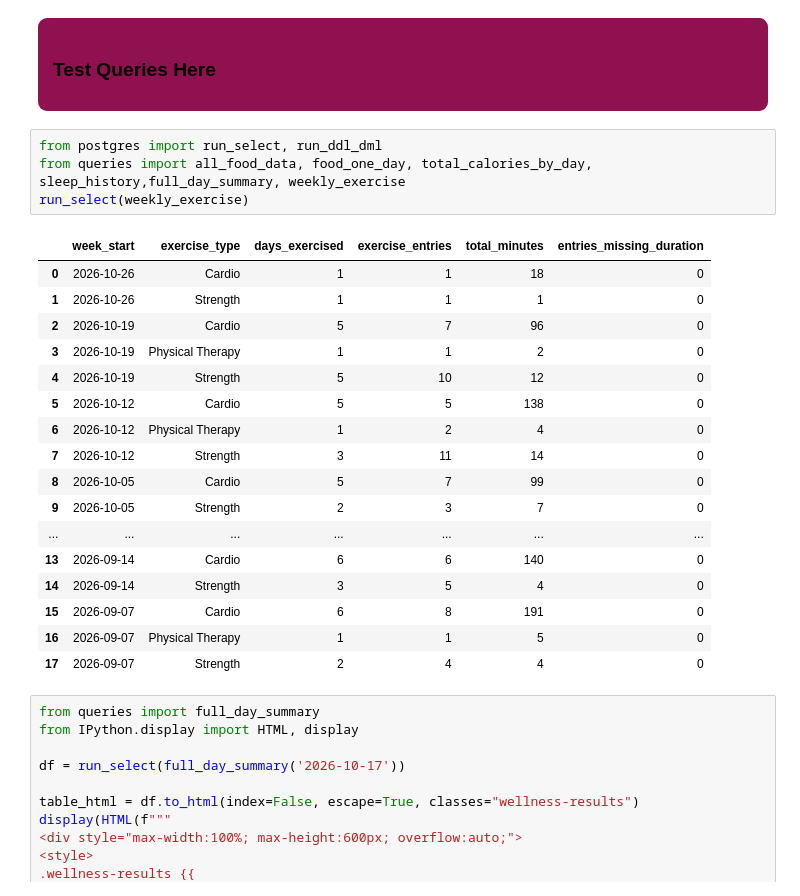
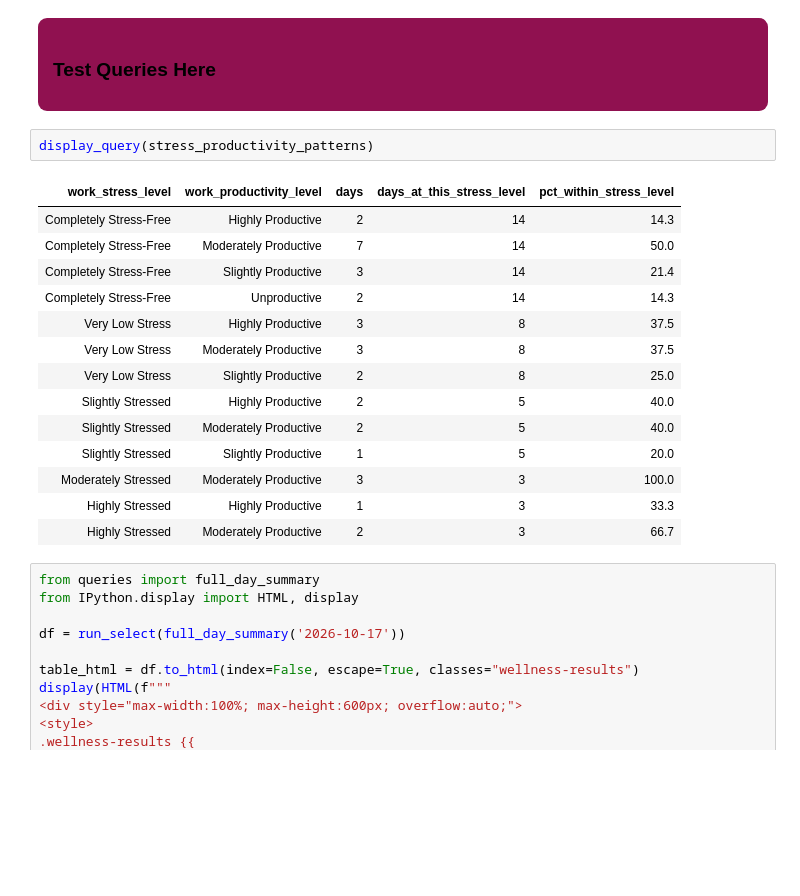
Before and after one commit to YosefCh/Digital-You, a Jupyter notebook: pseudocode.ipynb, the cells around one changed output. Cells and saved outputs as stored; diff of their text form; blank space fills up the shorter version.

Commit message:
imported some new queries for testing

```diff
--- a/pseudocode.ipynb
+++ b/pseudocode.ipynb
@@ -29,27 +35,22 @@ As of 2026-10-26 | 11:06 PM
 
 ### __Test Queries Here__
 # %%
-from postgres import run_select, run_ddl_dml
-from queries import all_food_data, food_one_day, total_calories_by_day, sleep_history,full_day_summary, weekly_exercise
-run_select(weekly_exercise)
+display_query(stress_productivity_patterns)
 # %% [output]
-|  | week_start | exercise_type | days_exercised | exercise_entries | total_minutes | entries_missing_duration |
-| 0 | 2026-10-26 | Cardio | 1 | 1 | 18 | 0 |
-| 1 | 2026-10-26 | Strength | 1 | 1 | 1 | 0 |
-| 2 | 2026-10-19 | Cardio | 5 | 7 | 96 | 0 |
-| 3 | 2026-10-19 | Physical Therapy | 1 | 1 | 2 | 0 |
-| 4 | 2026-10-19 | Strength | 5 | 10 | 12 | 0 |
-| 5 | 2026-10-12 | Cardio | 5 | 5 | 138 | 0 |
-| 6 | 2026-10-12 | Physical Therapy | 1 | 2 | 4 | 0 |
-| 7 | 2026-10-12 | Strength | 3 | 11 | 14 | 0 |
-| 8 | 2026-10-05 | Cardio | 5 | 7 | 99 | 0 |
-| 9 | 2026-10-05 | Strength | 2 | 3 | 7 | 0 |
-| ... | ... | ... | ... | ... | ... | ... |
-| 13 | 2026-09-14 | Cardio | 6 | 6 | 140 | 0 |
-| 14 | 2026-09-14 | Strength | 3 | 5 | 4 | 0 |
-| 15 | 2026-09-07 | Cardio | 6 | 8 | 191 | 0 |
-| 16 | 2026-09-07 | Physical Therapy | 1 | 1 | 5 | 0 |
-| 17 | 2026-09-07 | Strength | 2 | 4 | 4 | 0 |
+| work_stress_level | work_productivity_level | days | days_at_this_stress_level | pct_within_stress_level |
+| Completely Stress-Free | Highly Productive | 2 | 14 | 14.3 |
+| Completely Stress-Free | Moderately Productive | 7 | 14 | 50.0 |
+| Completely Stress-Free | Slightly Productive | 3 | 14 | 21.4 |
+| Completely Stress-Free | Unproductive | 2 | 14 | 14.3 |
+| Very Low Stress | Highly Productive | 3 | 8 | 37.5 |
+| Very Low Stress | Moderately Productive | 3 | 8 | 37.5 |
+| Very Low Stress | Slightly Productive | 2 | 8 | 25.0 |
+| Slightly Stressed | Highly Productive | 2 | 5 | 40.0 |
+| Slightly Stressed | Moderately Productive | 2 | 5 | 40.0 |
+| Slightly Stressed | Slightly Productive | 1 | 5 | 20.0 |
+| Moderately Stressed | Moderately Productive | 3 | 3 | 100.0 |
+| Highly Stressed | Highly Productive | 1 | 3 | 33.3 |
+| Highly Stressed | Moderately Productive | 2 | 3 | 66.7 |
 # %%
 from queries import full_day_summary
 from IPython.display import HTML, display
```
Also changed, not shown: parts of 1 cell of this notebook, 2 other files.
